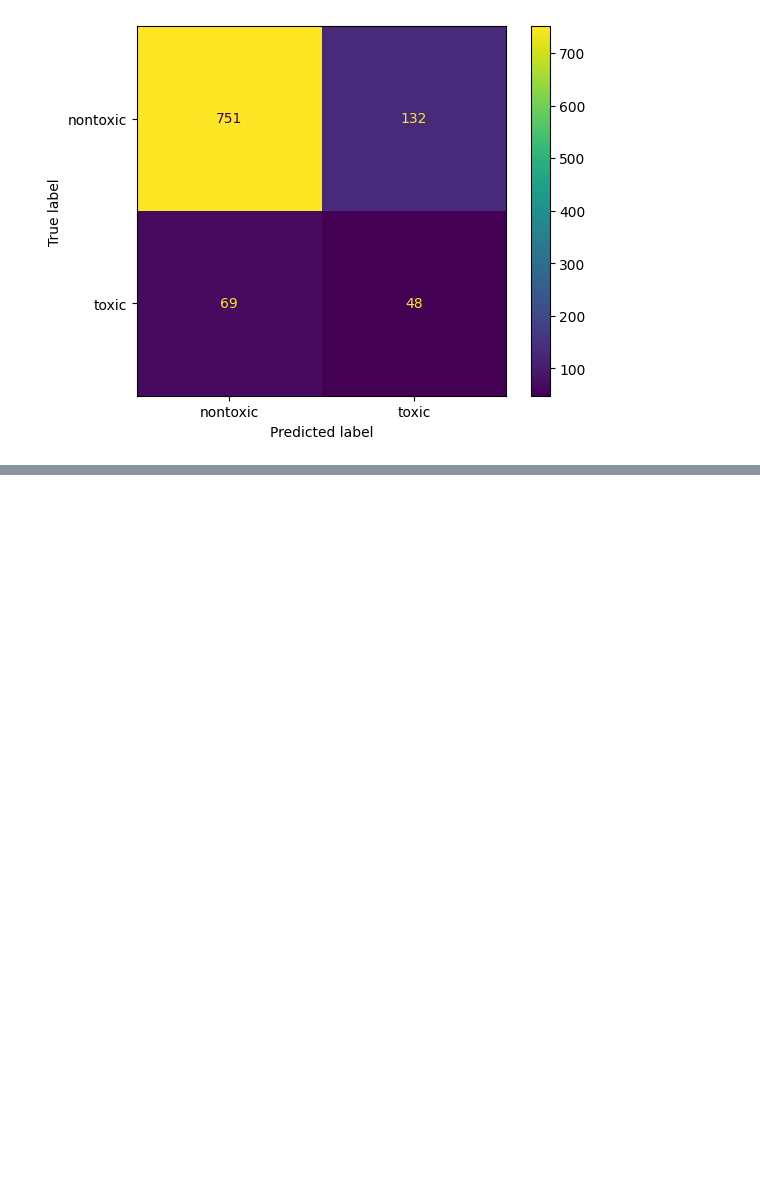
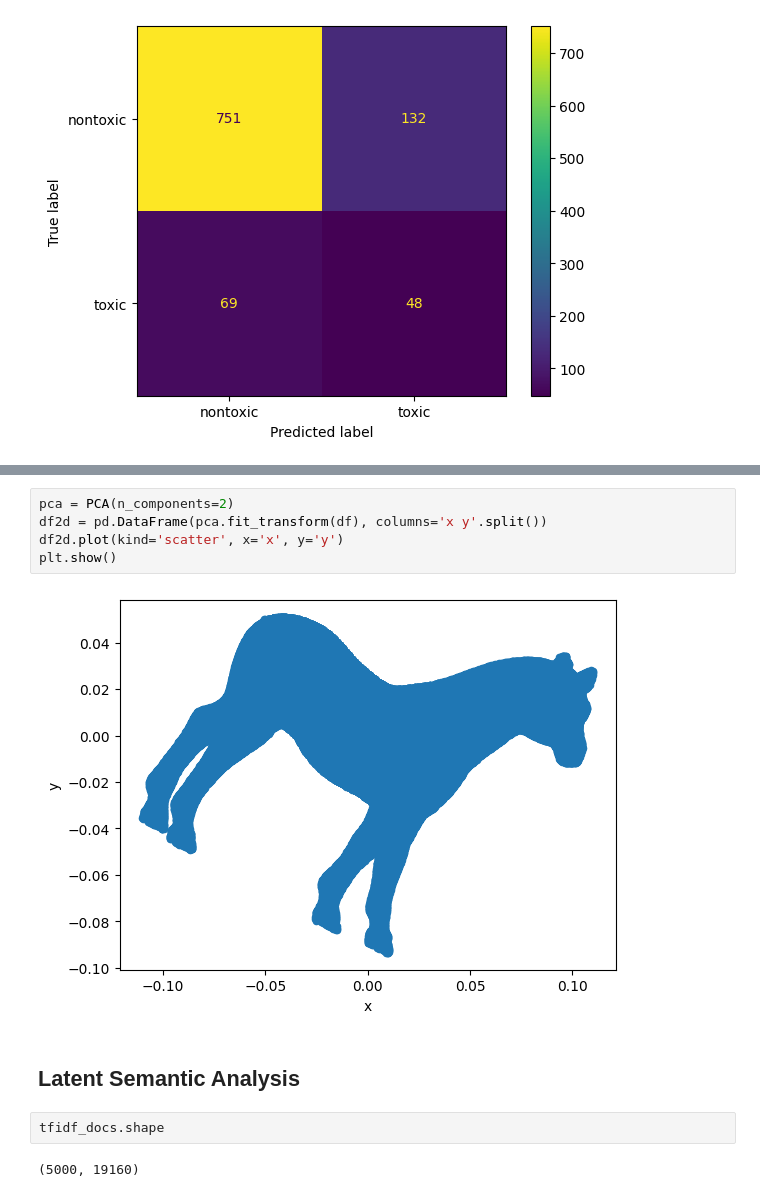
Before and after one commit to hieundx/nlp-in-action, a Jupyter notebook: 4/semantic-analysis.ipynb, the cells around one changed output, grey strips where cells are left out. Drawn from its saved outputs; the diff is of its cells as text; blank space fills up the shorter version.

Commit message:
semantic analysis

```diff
--- a/4/semantic-analysis.ipynb
+++ b/4/semantic-analysis.ipynb
@@ -237,0 +290,13 @@ disp.plot()
+# %%
+pca = PCA(n_components=2)
+df2d = pd.DataFrame(pca.fit_transform(df), columns='x y'.split())
+df2d.plot(kind='scatter', x='x', y='y')
+plt.show()
+# %% [output]
+[figure, added]
+# %% [markdown]
+## Latent Semantic Analysis
+# %%
+tfidf_docs.shape
+# %% [output]
+(5000, 19160)
```
Also changed, not shown: parts of 24 cells of this notebook.
